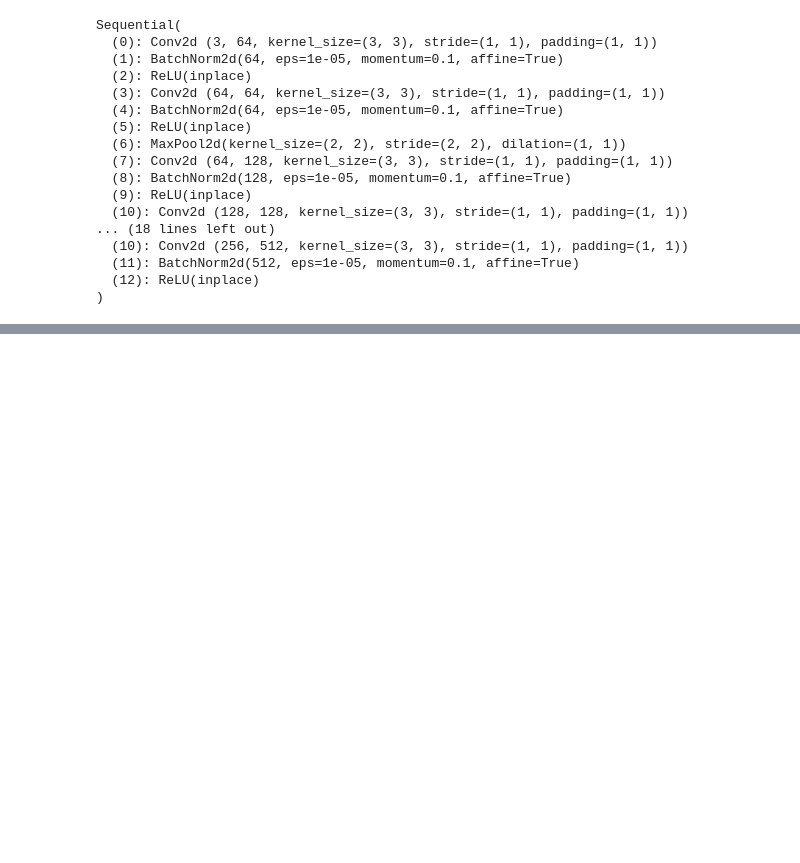
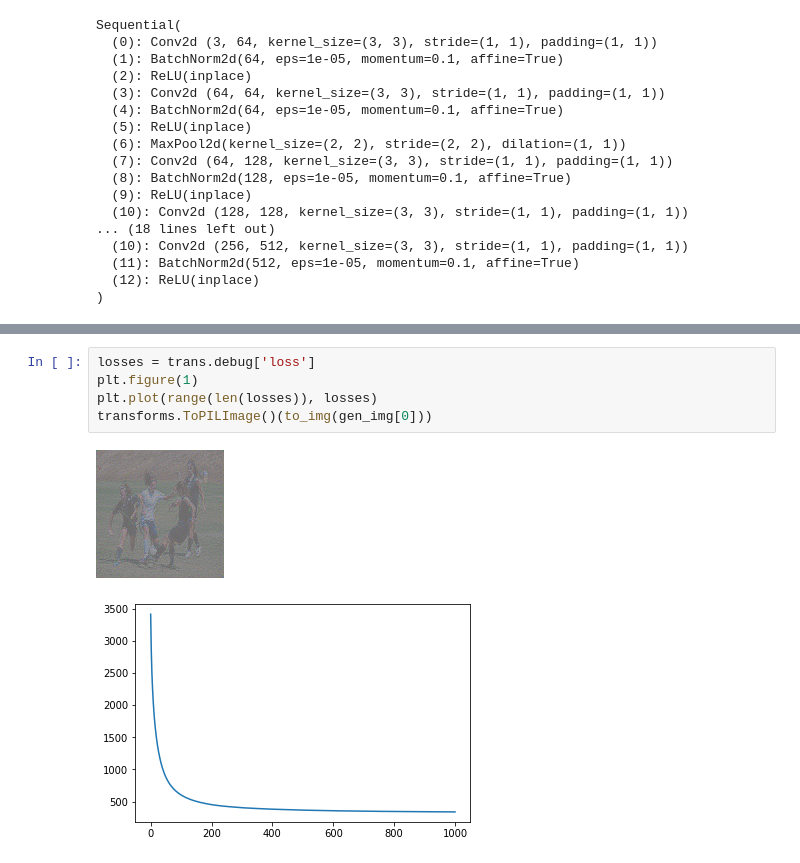
Before and after one commit to Beanin/object-to-object-style-transfer, a Jupyter notebook: transfer.ipynb, the cells around one changed output, grey strips where cells are left out. Drawn from its saved outputs; the diff is of its cells as text; blank space fills up the shorter version.

```diff
--- a/transfer.ipynb
+++ b/transfer.ipynb
@@ -410,0 +429,8 @@ trans.debug['mask_product'][0]
+# %%
+losses = trans.debug['loss']
+plt.figure(1)
+plt.plot(range(len(losses)), losses)
+transforms.ToPILImage()(to_img(gen_img[0]))
+# %% [output]
+[figure, added]
+[figure, added]
```
Also changed, not shown: parts of 22 cells of this notebook.
